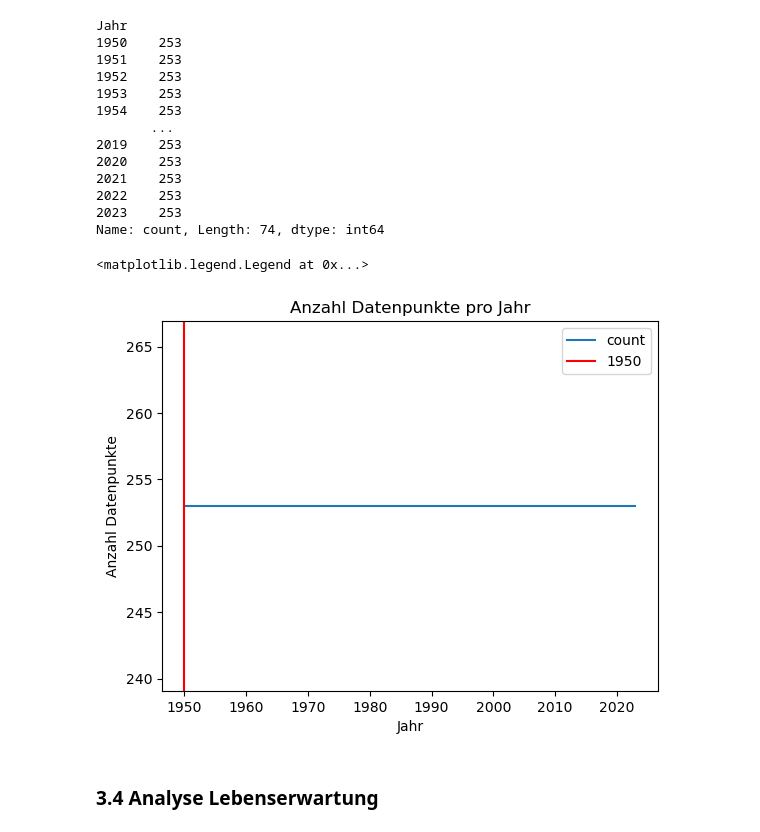
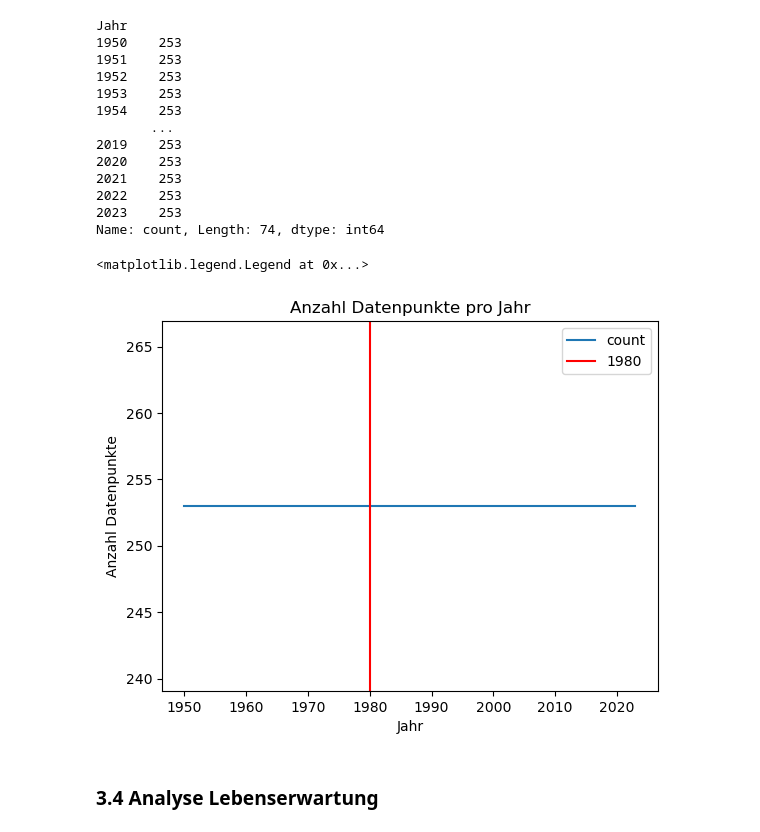
Before and after one commit to Nadja-K-maker/Informatik_LN, a Jupyter notebook: Leistungsnachweis_Python.ipnyp_Fertilitätsrate.ipynb, the cells around one changed output. Drawn from its saved outputs; the diff is of its cells as text; code cells hidden in the pictures.

```diff
--- a/Leistungsnachweis_Python.ipnyp_Fertilitätsrate.ipynb
+++ b/Leistungsnachweis_Python.ipnyp_Fertilitätsrate.ipynb
@@ -144,13 +136,12 @@ Jahr
 2023    253
 Name: count, Length: 74, dtype: int64
 # %%
-# Jahre mit maximaler Anzahl Datenpunkte (257)
 g = df['Jahr'].value_counts().sort_index().plot(ylabel='Anzahl Datenpunkte', title='Anzahl Datenpunkte pro Jahr');
-g.axvline(x=1950, color='red',label='1950') # rote Linie bei 1950 - ab hier sind alle Jahre enthalten
-g.legend()  # Legende anzeigen
+g.axvline(x=1980, color='red',label='1980') # rote Linie bei 1980 - ab hier sind alle Jahre enthalten
+g.legend()
 # %% [output]
 <matplotlib.legend.Legend at 0x...>
-[figure, old version]
+[figure, new version]
 # %% [markdown]
 ### 3.4 Analyse Lebenserwartung
 # %%
```
Also changed, not shown: parts of 9 cells of this notebook.
